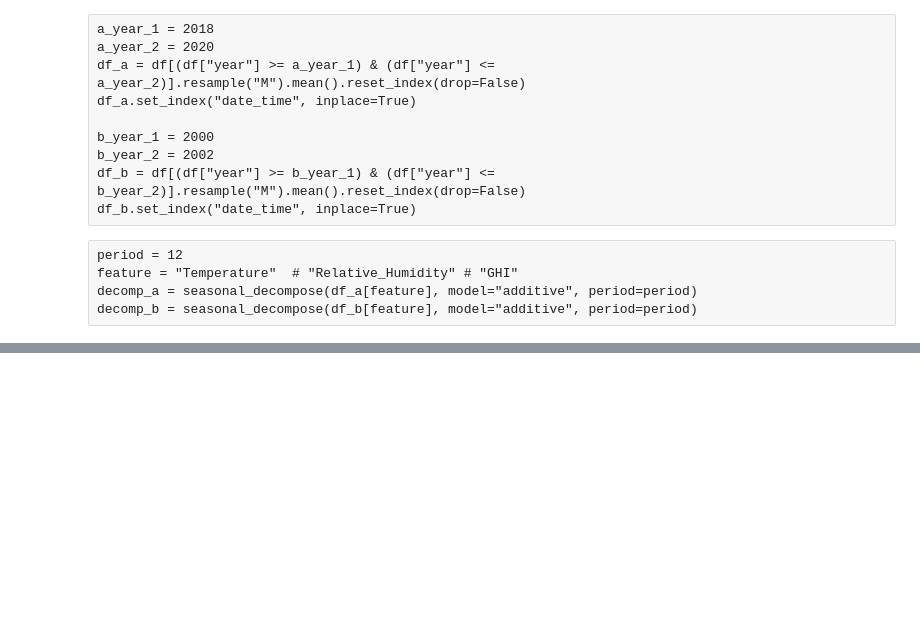
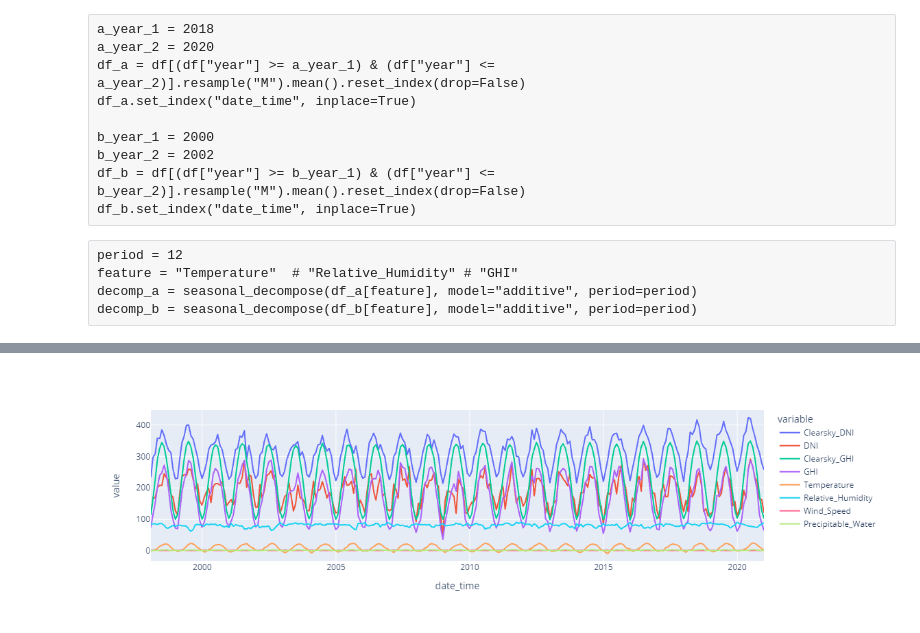
Before and after one commit to gamyers/solar-697, a Jupyter notebook: gm/notebooks/ts_decomposition.ipynb, the cells around one changed output, grey strips where cells are left out. Cells and saved outputs as stored; diff of their text form; code cells hidden in the pictures; blank space fills up the shorter version.

```diff
--- a/gm/notebooks/ts_decomposition.ipynb
+++ b/gm/notebooks/ts_decomposition.ipynb
@@ -256 +258,5 @@ df_.head(5)
+# %%
+df_.plot()
+# %% [output]
+[figure, added]
 # %%
```
Also changed, not shown: parts of 17 cells of this notebook, 8 other files.
